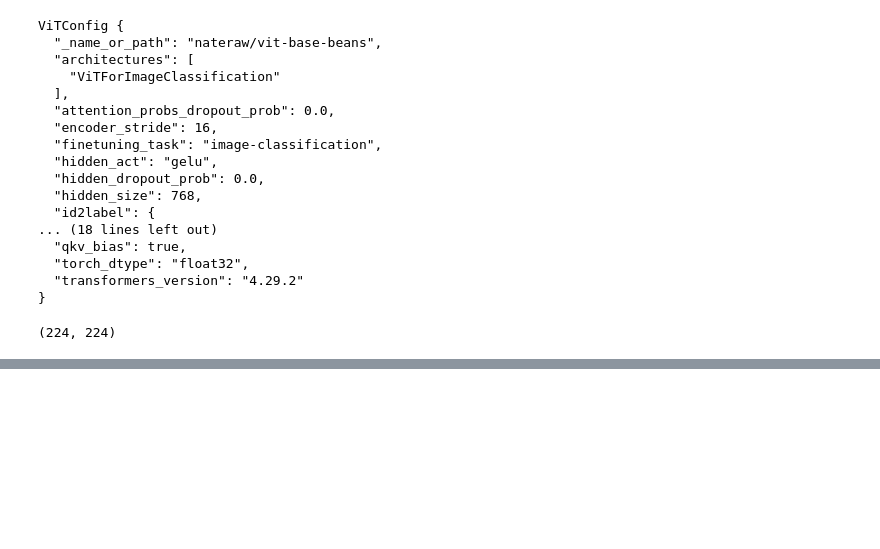
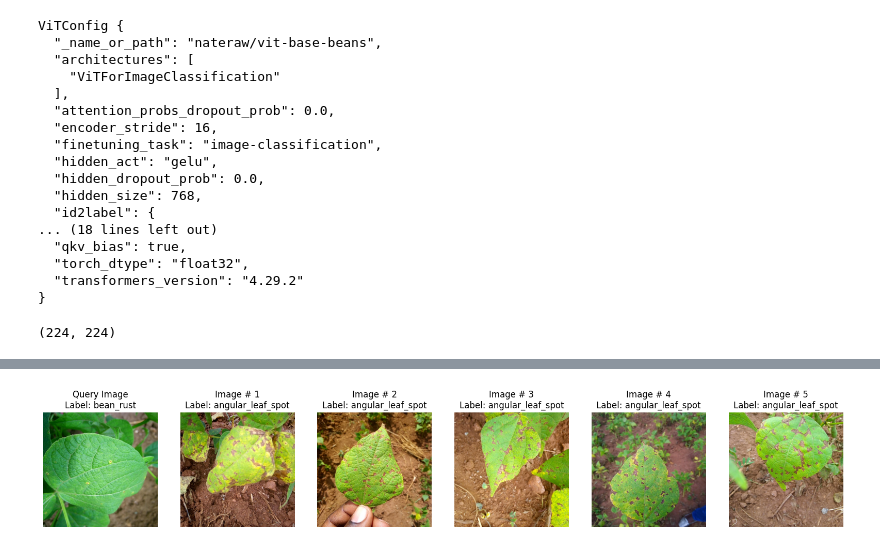
Before and after one commit to uyunho99/logo_similarity, a Jupyter notebook: baseline.ipynb, the cells around one changed output, grey strips where cells are left out. Drawn from its saved outputs; the diff is of its cells as text; code cells hidden in the pictures; blank space fills up the shorter version.

```diff
--- a/baseline.ipynb
+++ b/baseline.ipynb
@@ -271,0 +276,13 @@ plot_images(images, labels)
+# %%
+d_images = []
+d_labels = []
+
+for id, label in zip(dis_ids, dis_labels):
+    d_images.append(candidate_subset_emb[id]["image"])
+    d_labels.append(candidate_subset_emb[id]["labels"])
+
+d_images.insert(0, test_sample)
+d_labels.insert(0, test_label)
+plot_images(d_images, d_labels)
+# %% [output]
+[figure, added]
```
Also changed, not shown: parts of 5 cells of this notebook.
